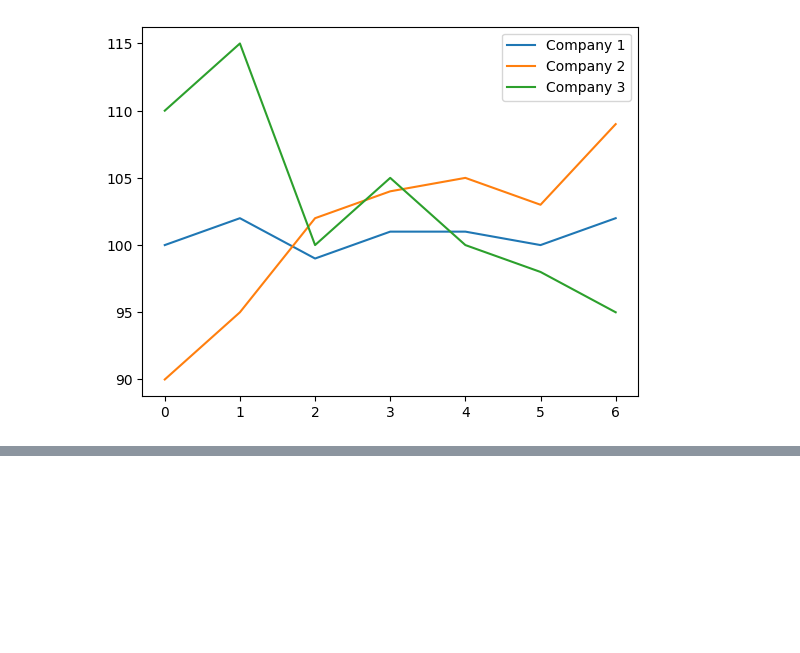
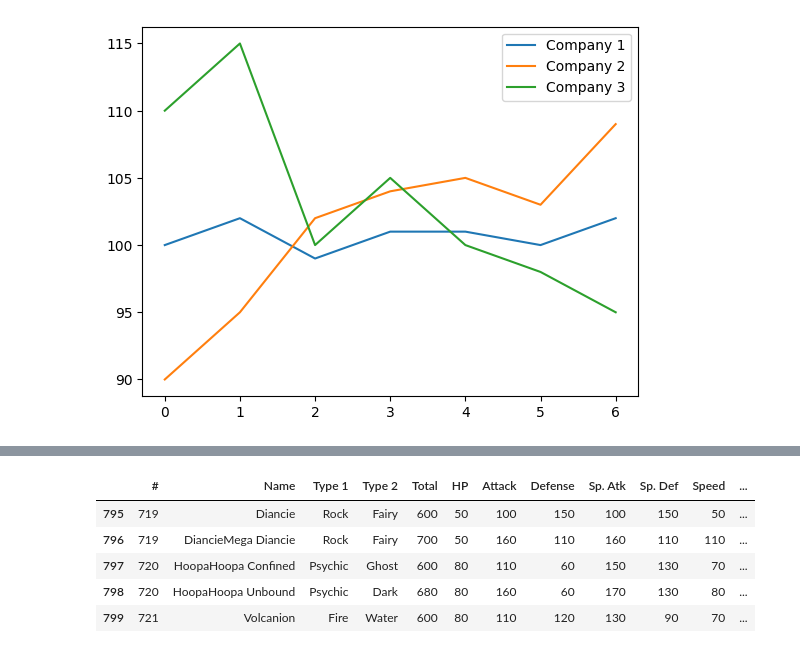
Before and after one commit to Peanshupranjal18/Python_Data_Analysis, a Jupyter notebook: Untitled.ipynb, the cells around one changed output, grey strips where cells are left out. Saved outputs shown, nothing was run; the diff lists cells and outputs as text; code cells hidden in the pictures; blank space fills up the shorter version.

```diff
--- a/Untitled.ipynb
+++ b/Untitled.ipynb
@@ -462,0 +490,9 @@ plt.show()
+# %%
+pokemon.tail()
+# %% [output]
+|  | # | Name | Type 1 | Type 2 | Total | HP | Attack | Defense | Sp. Atk | Sp. Def | Speed | ... |
+| 795 | 719 | Diancie | Rock | Fairy | 600 | 50 | 100 | 150 | 100 | 150 | 50 | ... |
+| 796 | 719 | DiancieMega Diancie | Rock | Fairy | 700 | 50 | 160 | 110 | 160 | 110 | 110 | ... |
+| 797 | 720 | HoopaHoopa Confined | Psychic | Ghost | 600 | 80 | 110 | 60 | 150 | 130 | 70 | ... |
+| 798 | 720 | HoopaHoopa Unbound | Psychic | Dark | 680 | 80 | 160 | 60 | 170 | 130 | 80 | ... |
+| 799 | 721 | Volcanion | Fire | Water | 600 | 80 | 110 | 120 | 130 | 90 | 70 | ... |
```
Also changed, not shown: parts of 9 cells of this notebook, 1 other file.
